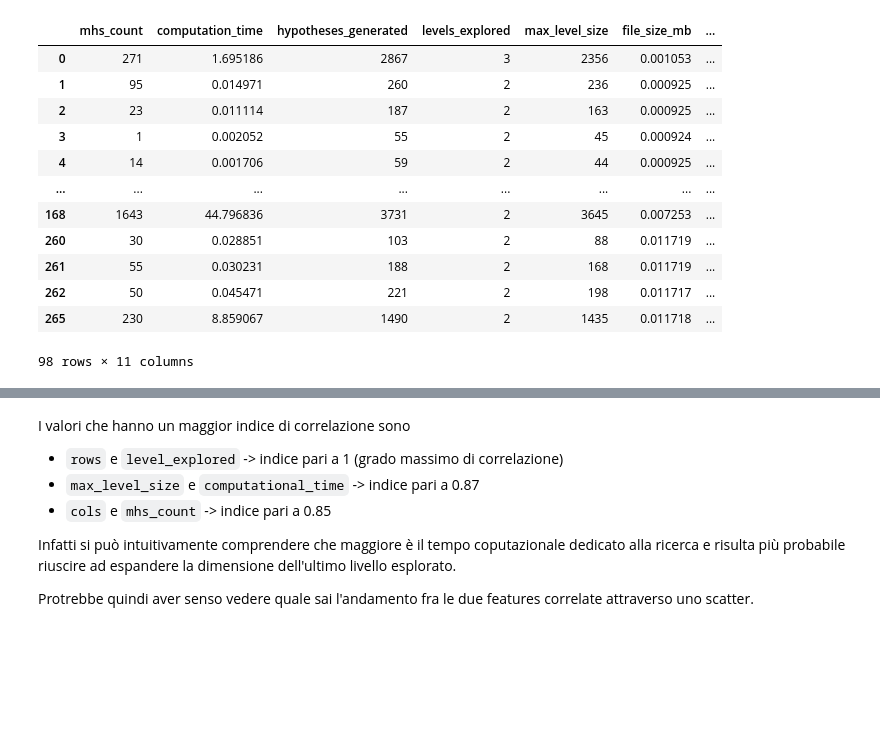
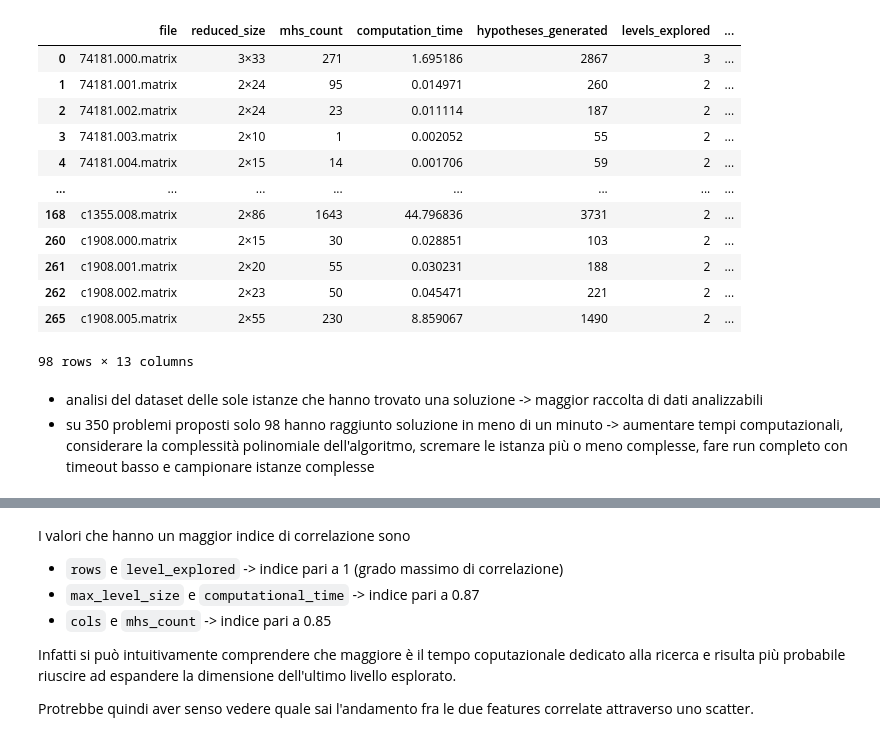
Before and after one commit to MargheritaNava/ElaboratoAlgoritmi, a Jupyter notebook: results/plot.ipynb, the cells around one changed output, grey strips where cells are left out. Saved outputs shown, nothing was run; the diff lists cells and outputs as text; code cells hidden in the pictures; blank space fills up the shorter version.

```diff
--- a/results/plot.ipynb
+++ b/results/plot.ipynb
@@ -34,7 +17,7 @@ def parse_reduced_size(s):
         return pd.Series({'rows': 0, 'cols': 0, 'size': 0})
 
 df = pd.concat([df, df['reduced_size'].apply(parse_reduced_size)], axis=1)
-df = df.drop(columns=['reduced_size']+['file'])
+# df = df.drop(columns=['reduced_size']+['file'])
 
 df['sol_found'] = df['mhs_count'] > 0
 
@@ -45,6 +28,11 @@ df_comparison
 fig = px.scatter_matrix(df_comparison,
     dimensions=["rows", "cols", "size", "ones_count","computation_time", "hypotheses_generated", "levels_explored", "max_level_size", "file_size_mb"],
     color="sol_found",
+    symbol='sol_found',
     height = 1600)
-
+fig.update_traces(diagonal_visible=False) # non ha senso mostrare una variabile rispetto a sè stessa
 fig.show()
+df_failed = df.copy()
+indices_to_drop = df_failed[df_failed['timeout'] != True].index
+df_failed = df_failed.drop(indices_to_drop)
+df_failed.sort_values(by='size')
@@ -51,36 +57,36 @@ fig.show()
 # %%
 df_failed = df.copy()
 indices_to_drop = df_failed[df_failed['timeout'] != True].index
 df_failed = df_failed.drop(indices_to_drop)
 
 indices_to_drop = df[df['timeout']].index
 df = df.drop(indices_to_drop)
 
 to_drop_cols = [col for col in df.columns if not df[col].any() and df[col].dtype == 'bool'] # all columns that are empty and boolean
 df = df.drop(columns=['matrix_size'] + to_drop_cols)
 df_failed = df_failed.drop(columns=['matrix_size'] + to_drop_cols)
 
-fig = px.parallel_coordinates(df, color="levels_explored", labels={"hypotheses_generated": "Ipotesi",
-                  "levels_explored": "Livelli esplorati", "max_level_size": "Massima ampiezza",
-                  "max_level_size": "Dimensione file", "ones_count": "numeri di uno", },
-                    color_continuous_midpoint=4)
-fig.show()
-
-# fig = px.parallel_categories(df, color="mhs_count", color_continuous_scale=px.colors.sequential.Inferno)
+# fig = px.parallel_coordinates(df, color="levels_explored", labels={"hypotheses_generated": "Ipotesi",
+#                   "levels_explored": "Livelli esplorati", "max_level_size": "Massima ampiezza",
+#                   "max_level_size": "Dimensione file", "ones_count": "numeri di uno", },
+#                     color_continuous_midpoint=4)
 # fig.show()
 
 df
 # %% [output]
-|  | mhs_count | computation_time | hypotheses_generated | levels_explored | max_level_size | file_size_mb | ... |
-| 0 | 271 | 1.695186 | 2867 | 3 | 2356 | 0.001053 | ... |
-| 1 | 95 | 0.014971 | 260 | 2 | 236 | 0.000925 | ... |
-| 2 | 23 | 0.011114 | 187 | 2 | 163 | 0.000925 | ... |
-| 3 | 1 | 0.002052 | 55 | 2 | 45 | 0.000924 | ... |
-| 4 | 14 | 0.001706 | 59 | 2 | 44 | 0.000925 | ... |
+|  | file | reduced_size | mhs_count | computation_time | hypotheses_generated | levels_explored | ... |
+| 0 | 74181.000.matrix | 3×33 | 271 | 1.695186 | 2867 | 3 | ... |
+| 1 | 74181.001.matrix | 2×24 | 95 | 0.014971 | 260 | 2 | ... |
+| 2 | 74181.002.matrix | 2×24 | 23 | 0.011114 | 187 | 2 | ... |
+| 3 | 74181.003.matrix | 2×10 | 1 | 0.002052 | 55 | 2 | ... |
+| 4 | 74181.004.matrix | 2×15 | 14 | 0.001706 | 59 | 2 | ... |
 | ... | ... | ... | ... | ... | ... | ... | ... |
-| 168 | 1643 | 44.796836 | 3731 | 2 | 3645 | 0.007253 | ... |
-| 260 | 30 | 0.028851 | 103 | 2 | 88 | 0.011719 | ... |
-| 261 | 55 | 0.030231 | 188 | 2 | 168 | 0.011719 | ... |
-| 262 | 50 | 0.045471 | 221 | 2 | 198 | 0.011717 | ... |
-| 265 | 230 | 8.859067 | 1490 | 2 | 1435 | 0.011718 | ... |
+| 168 | c1355.008.matrix | 2×86 | 1643 | 44.796836 | 3731 | 2 | ... |
+| 260 | c1908.000.matrix | 2×15 | 30 | 0.028851 | 103 | 2 | ... |
+| 261 | c1908.001.matrix | 2×20 | 55 | 0.030231 | 188 | 2 | ... |
+| 262 | c1908.002.matrix | 2×23 | 50 | 0.045471 | 221 | 2 | ... |
+| 265 | c1908.005.matrix | 2×55 | 230 | 8.859067 | 1490 | 2 | ... |
-98 rows × 11 columns
+98 rows × 13 columns
+# %% [markdown]
+* analisi del dataset delle sole istanze che hanno trovato una soluzione -> maggior raccolta di dati analizzabili
+* su 350 problemi proposti solo 98 hanno raggiunto soluzione in meno di un minuto -> aumentare tempi computazionali, considerare la complessità polinomiale dell'algoritmo, scremare le istanza più o meno complesse, fare run completo con timeout basso e campionare istanze complesse
```
Also changed, not shown: parts of 23 cells of this notebook.
